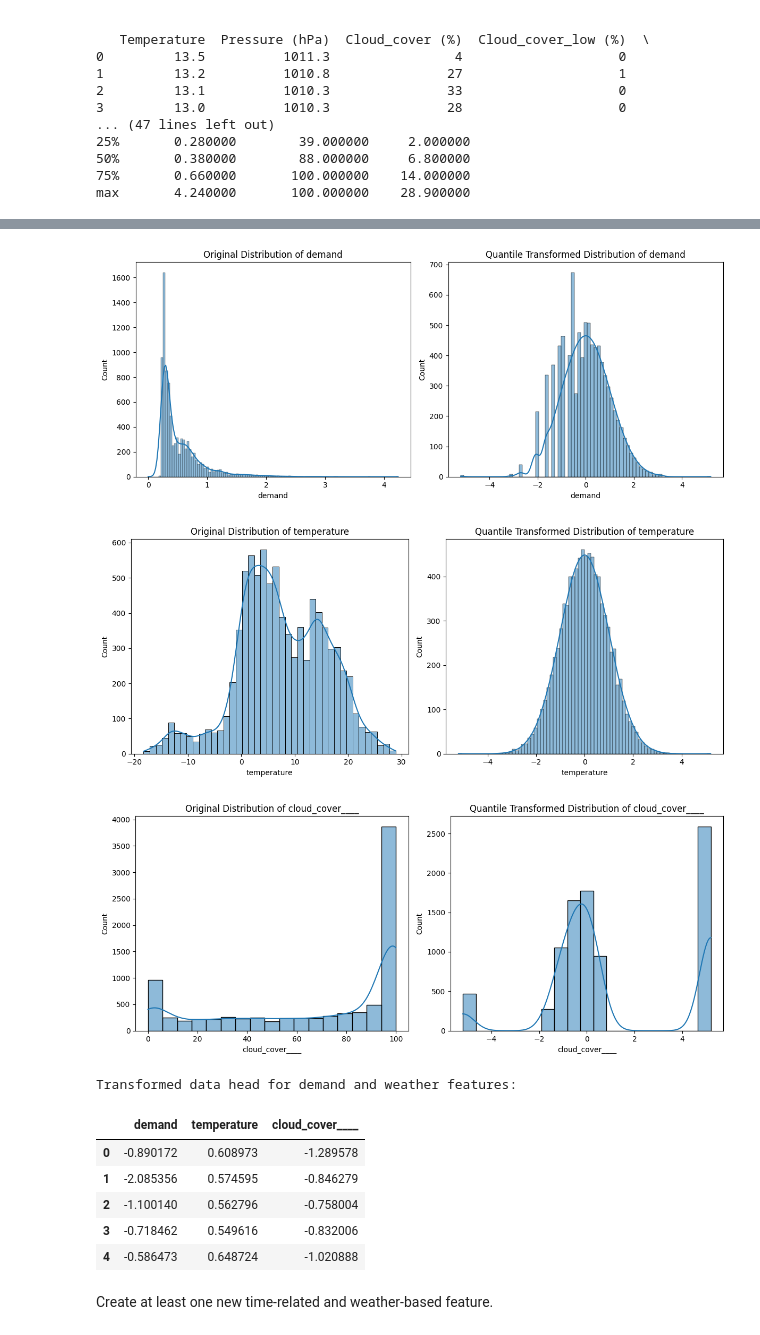
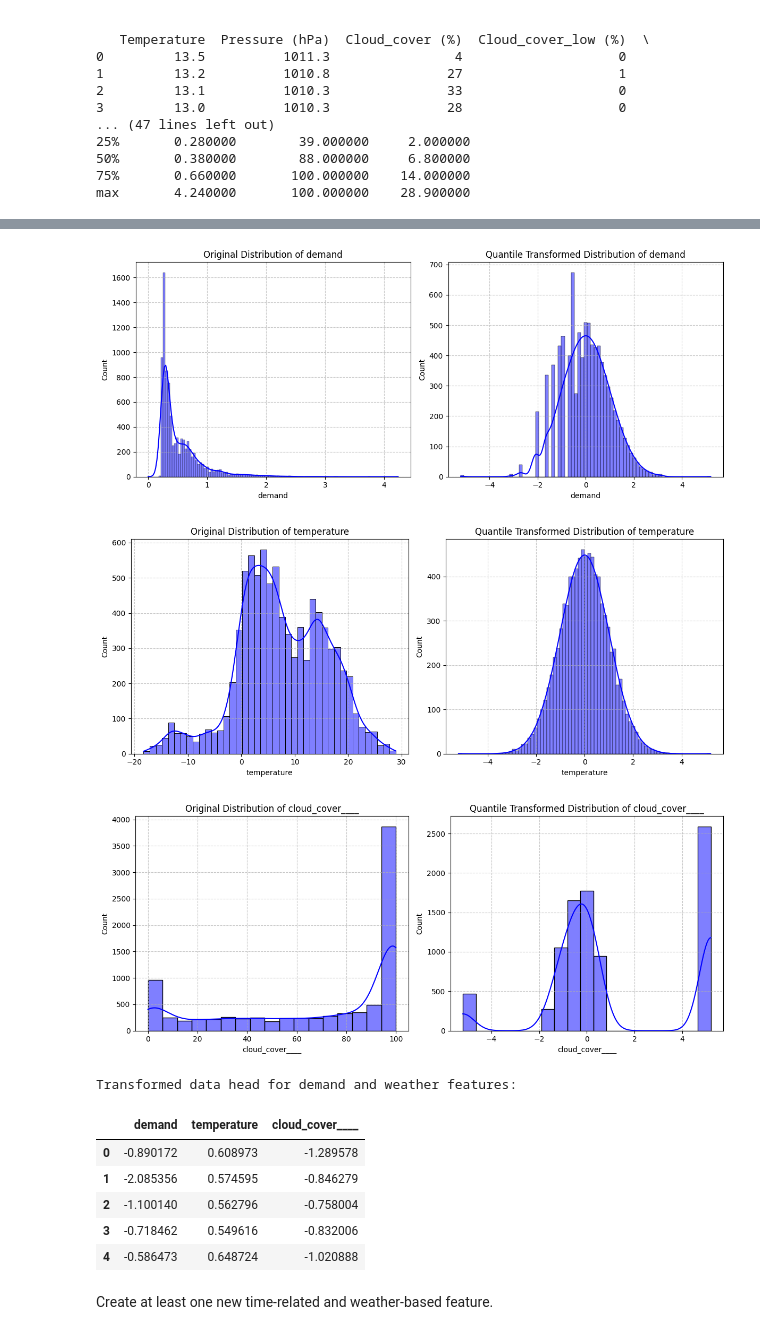
Before and after one commit to asonidou/Energy-Data, a Jupyter notebook: Copy_of_jupyter.ipynb, the cells around one changed output, grey strips where cells are left out. Saved outputs shown, nothing was run; the diff lists cells and outputs as text; code cells hidden in the pictures.

```diff
--- a/Copy_of_jupyter.ipynb
+++ b/Copy_of_jupyter.ipynb
@@ -877,39 +877,42 @@ df_original_cleaned.columns = df_original_cleaned.columns.str.strip().str.lower(
 
 # Select the columns to transform
 # Based on Task 5 and previous interactions, focusing on demand and weather
 cols_to_transform = ['demand', 'temperature', 'cloud_cover____']
 
 # Initialize QuantileTransformer to output a normal distribution
 # n_quantiles can be adjusted, but 1000 is a good starting point for larger datasets
 qt = QuantileTransformer(output_distribution='normal', n_quantiles=1000)
 
 # Apply the transformation
 # The fit_transform method returns a numpy array, so we assign it back to the DataFrame
 df_transformed_demand_weather[cols_to_transform] = qt.fit_transform(df_transformed_demand_weather[cols_to_transform])
 
 # Visualize the distributions before and after transformation
 for col in cols_to_transform:
     plt.figure(figsize=(12, 5))
 
+
     # Original distribution (using the cleaned copy)
     plt.subplot(1, 2, 1)
-    sns.histplot(df_original_cleaned[col], kde=True)
+
+    sns.histplot(df_original_cleaned[col],color='blue', kde=True)
+    plt.grid(True, linestyle='--', alpha=0.7)
     plt.title(f'Original Distribution of {col}')
 
     # Transformed distribution
     plt.subplot(1, 2, 2)
-    sns.histplot(df_transformed_demand_weather[col], kde=True)
+    sns.histplot(df_transformed_demand_weather[col],color='blue', kde=True)
     plt.title(f'Quantile Transformed Distribution of {col}')
-
+    plt.grid(True, linestyle='--', alpha=0.7)
     plt.tight_layout()
     plt.show()
 
 print("Transformed data head for demand and weather features:")
 display(df_transformed_demand_weather[cols_to_transform].head())
 # %% [output]
-[figure, old version]
+[figure, new version]
-[figure, old version]
+[figure, new version]
-[figure, old version]
+[figure, new version]
 Transformed data head for demand and weather features:
 |  | demand | temperature | cloud_cover____ |
 | 0 | -0.890172 | 0.608973 | -1.289578 |
```
Also changed, not shown: parts of 11 cells of this notebook.
